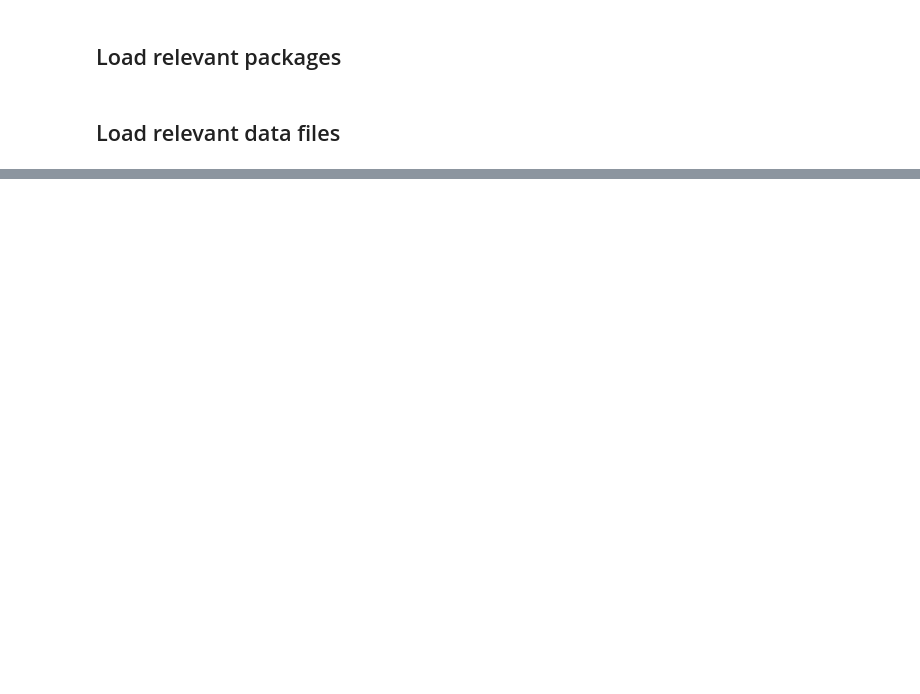
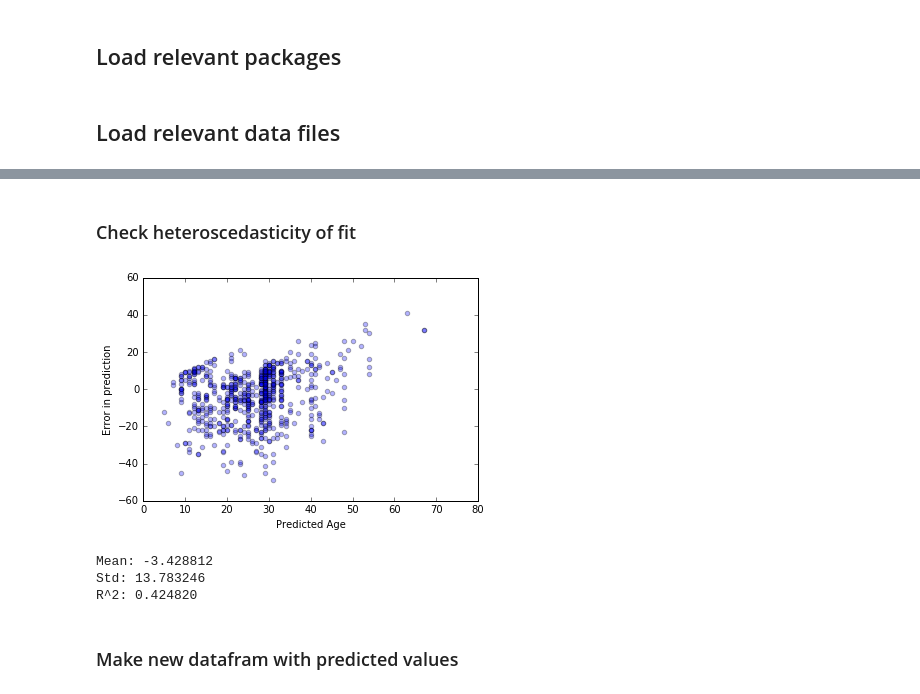
Before and after one commit to dangall/FullDataAnalysisPipeline, a Jupyter notebook: Predictions.ipynb, the cells around one changed output, grey strips where cells are left out. Saved outputs shown, nothing was run; the diff lists cells and outputs as text; code cells hidden in the pictures; blank space fills up the shorter version.

Commit message:
Finish linear regressions, including check (and fix) for heteroscedasticity. Use regression to estimate age, marginally improving accuracy of survival prediction.

```diff
--- a/Predictions.ipynb
+++ b/Predictions.ipynb
@@ -35,0 +45,10 @@ for (pos,frame) in enumerate(alldataframes):
+# %%
+thedataframe = deepcopy(alldataframes[0])
+datacateg = {'Survived': "QA", 'Pclass': "O", 'Name': "C", 'Sex': "C",
+             'Age': "QA", 'SibSp': "QA", 'Parch': "QA", 'Ticket': "C",
+             'Fare': "QA", 'Cabin': "C", 'Embarked': "C", 'Nationality': "C"}
+uselesscols = ["Name", "Ticket"]
+dictofunknown = {"Survived": -1, "Pclass": -1,"Name": "Unknown name", "Sex": "Unspecified",
+                 "Ticket": "XXXXXX", "Cabin": "X", "Embarked": "X",
+                 "Age": alldataframes[0]["Age"][abs(alldataframes[0]["Age"] - alldataframes[0]["Age"].mean()) < 0.2].unique()[0],
+                 "Nationality": "Unknown"}
@@ -35,0 +277,9 @@ for (pos,frame) in enumerate(alldataframes):
+# %%
+topredict = "Age"
+frompredict = ["Survived", "SibSp", "Parch", "Fare"]
+tousedataframe = deepcopy(thedataframe)
+transform = "log"
+
+linearregressions = tryAllLinearRegressions(tousedataframe, topredict, frompredict,
+                                            dictofunknown=dictofunknown, printout=True, num_iterations=100,
+                                            rounddecimals="none", classifier=False, transform=transform)
@@ -35,0 +295,18 @@ for (pos,frame) in enumerate(alldataframes):
+# %% [markdown]
+### Check heteroscedasticity of fit
+# %%
+chosenmodel = "LinearRegression"
+dictofregressions = linearregressions
+rounddecimals=0
+minvalue=0
+maxvalue=100
+
+plotErrors(thedataframe, topredict, frompredict, chosenmodel, dictofregressions,
+           rounddecimals=rounddecimals, minvalue=minvalue, maxvalue=maxvalue, ax="none", transform=transform)
+# %% [output]
+[figure, added]
+Mean: -3.428812
+Std: 13.783246
+R^2: 0.424820
+# %% [markdown]
+### Make new datafram with predicted values
```
Also changed, not shown: parts of 20 cells of this notebook.
